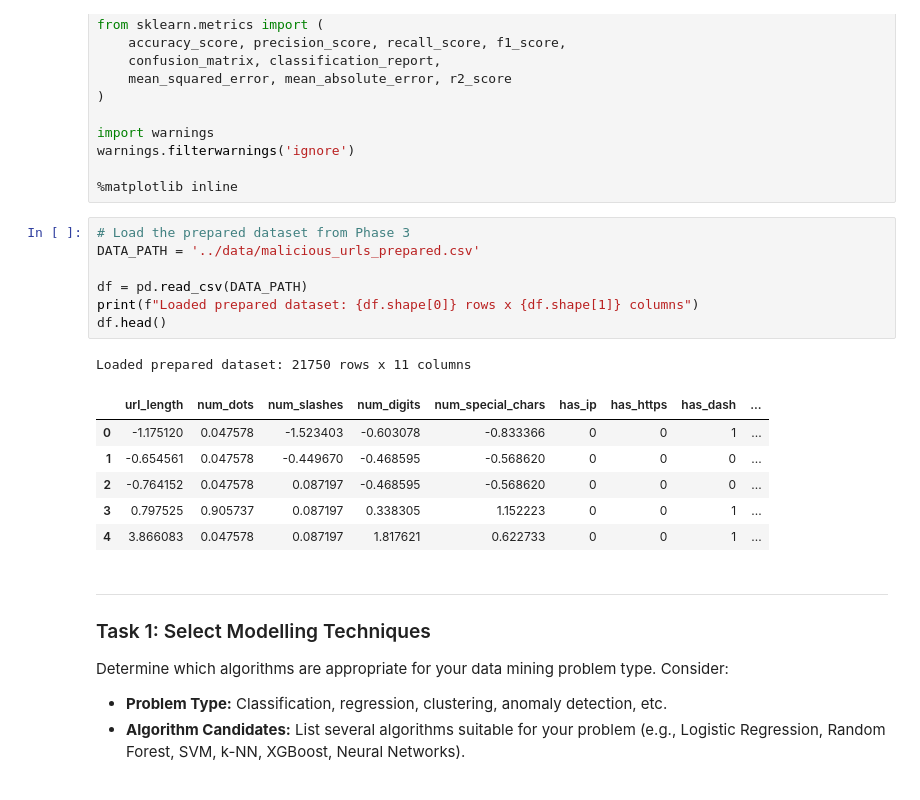
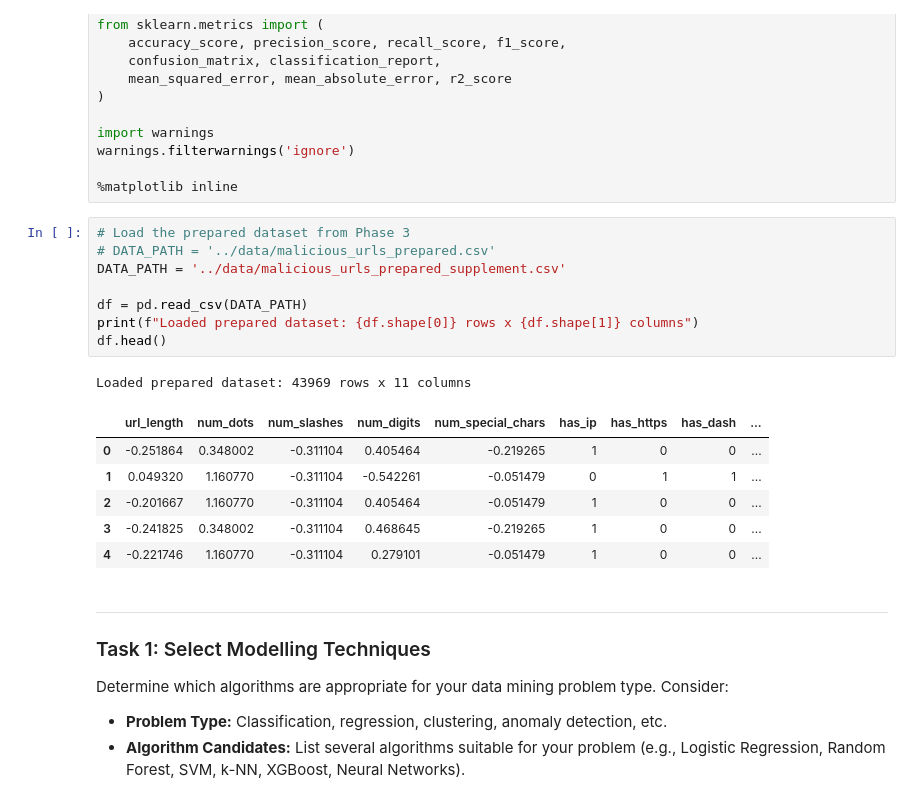
Before and after one commit to yassienE4/dsproject, a Jupyter notebook: notebooks/Phase_4_Modeling.ipynb, the cells around one changed output. Cells and saved outputs as stored; diff of their text form.

```diff
--- a/notebooks/Phase_4_Modeling.ipynb
+++ b/notebooks/Phase_4_Modeling.ipynb
@@ -25,19 +25,20 @@ warnings.filterwarnings('ignore')
 %matplotlib inline
 # %%
 # Load the prepared dataset from Phase 3
-DATA_PATH = '../data/malicious_urls_prepared.csv'
+# DATA_PATH = '../data/malicious_urls_prepared.csv'
+DATA_PATH = '../data/malicious_urls_prepared_supplement.csv'
 
 df = pd.read_csv(DATA_PATH)
 print(f"Loaded prepared dataset: {df.shape[0]} rows x {df.shape[1]} columns")
 df.head()
 # %% [output]
-Loaded prepared dataset: 21750 rows x 11 columns
+Loaded prepared dataset: 43969 rows x 11 columns
 |  | url_length | num_dots | num_slashes | num_digits | num_special_chars | has_ip | has_https | has_dash | ... |
-| 0 | -1.175120 | 0.047578 | -1.523403 | -0.603078 | -0.833366 | 0 | 0 | 1 | ... |
-| 1 | -0.654561 | 0.047578 | -0.449670 | -0.468595 | -0.568620 | 0 | 0 | 0 | ... |
-| 2 | -0.764152 | 0.047578 | 0.087197 | -0.468595 | -0.568620 | 0 | 0 | 0 | ... |
-| 3 | 0.797525 | 0.905737 | 0.087197 | 0.338305 | 1.152223 | 0 | 0 | 1 | ... |
-| 4 | 3.866083 | 0.047578 | 0.087197 | 1.817621 | 0.622733 | 0 | 0 | 1 | ... |
+| 0 | -0.251864 | 0.348002 | -0.311104 | 0.405464 | -0.219265 | 1 | 0 | 0 | ... |
+| 1 | 0.049320 | 1.160770 | -0.311104 | -0.542261 | -0.051479 | 0 | 1 | 1 | ... |
+| 2 | -0.201667 | 1.160770 | -0.311104 | 0.405464 | -0.051479 | 1 | 0 | 0 | ... |
+| 3 | -0.241825 | 0.348002 | -0.311104 | 0.468645 | -0.219265 | 1 | 0 | 0 | ... |
+| 4 | -0.221746 | 1.160770 | -0.311104 | 0.279101 | -0.051479 | 1 | 0 | 0 | ... |
 # %% [markdown]
 ---
 ### Task 1: Select Modelling Techniques
```
Also changed, not shown: parts of 5 cells of this notebook, 6 other files.
